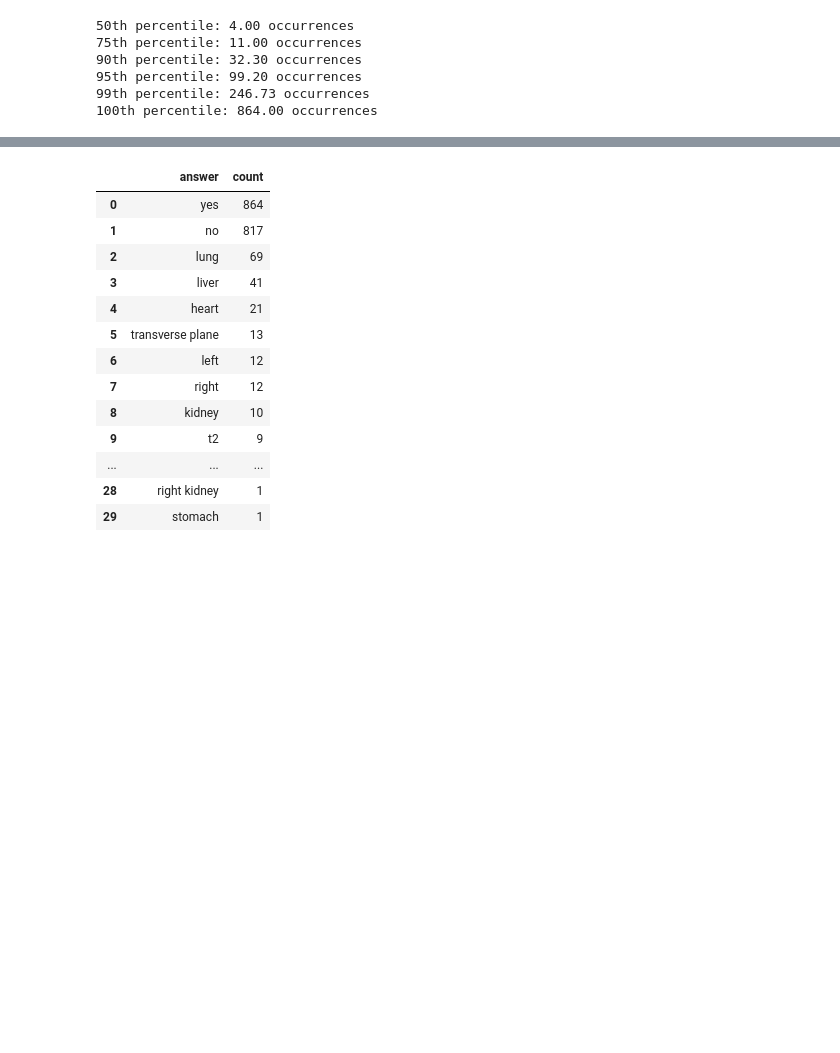
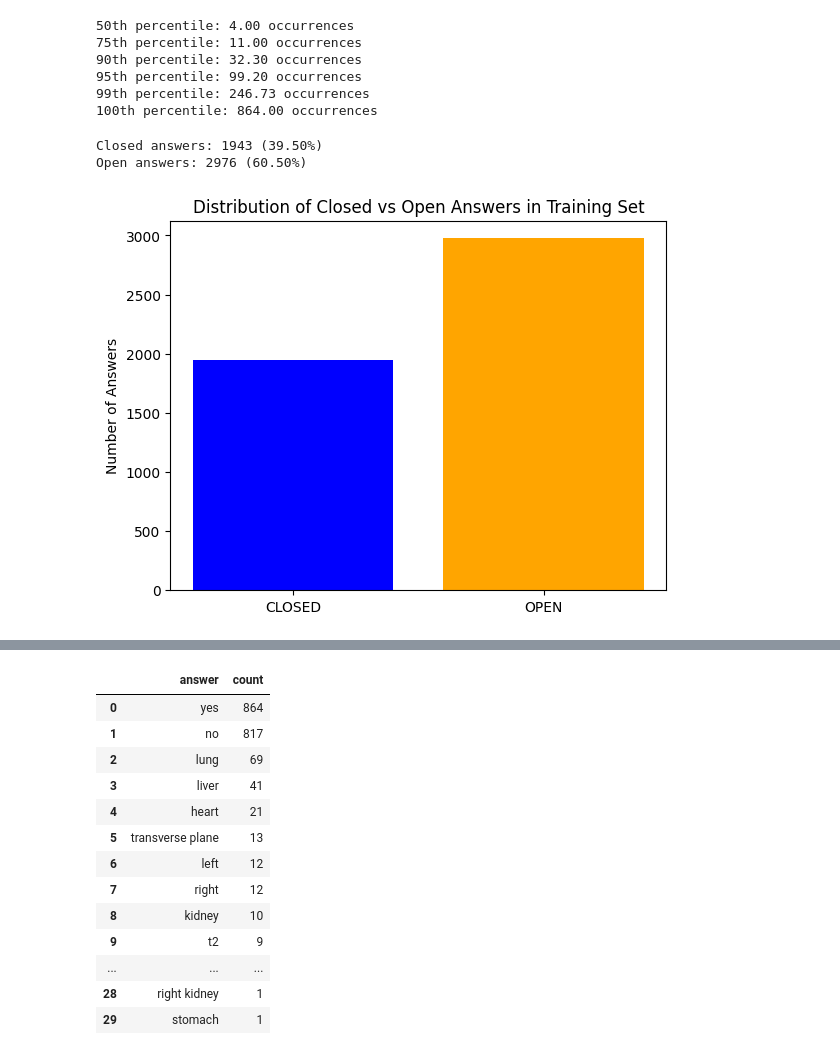
Before and after one commit to hongjiaherng/woa7015-medvqa, a Jupyter notebook: notebooks/02_eda.ipynb, the cells around one changed output, grey strips where cells are left out. Drawn from its saved outputs; the diff is of its cells as text; code cells hidden in the pictures; blank space fills up the shorter version.

```diff
--- a/notebooks/02_eda.ipynb
+++ b/notebooks/02_eda.ipynb
@@ -131,4 +131,27 @@ for p, val in zip(percentiles, percentile_values):
 95th percentile: 99.20 occurrences
 99th percentile: 246.73 occurrences
 100th percentile: 864.00 occurrences
+# %%
+df_answers_closed = df_answers[df_answers["answer_type"] == "CLOSED"]
+df_answers_open = df_answers[df_answers["answer_type"] == "OPEN"]
+print(
+    f"Closed answers: {len(df_answers_closed)} ({len(df_answers_closed) / len(df_answers) * 100:.2f}%)"
+)
+print(
+    f"Open answers: {len(df_answers_open)} ({len(df_answers_open) / len(df_answers) * 100:.2f}%)"
+)
+
+# Plot bar chart of closed vs open answers
+plt.bar(
+    ["CLOSED", "OPEN"],
+    [len(df_answers_closed), len(df_answers_open)],
+    color=["blue", "orange"],
+)
+plt.ylabel("Number of Answers")
+plt.title("Distribution of Closed vs Open Answers in Training Set")
+plt.show()
+# %% [output]
+Closed answers: 1943 (39.50%)
+Open answers: 2976 (60.50%)
+[figure, added]
 # %%
```
Also changed, not shown: parts of 2 cells of this notebook, 13 other files.
